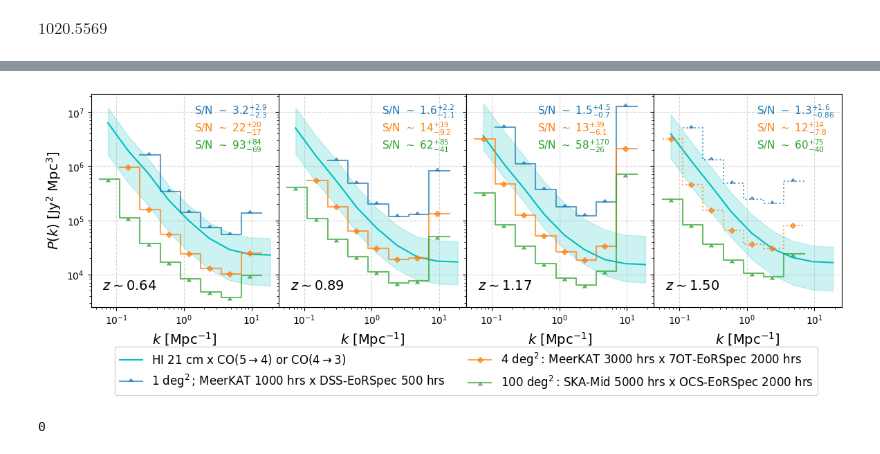
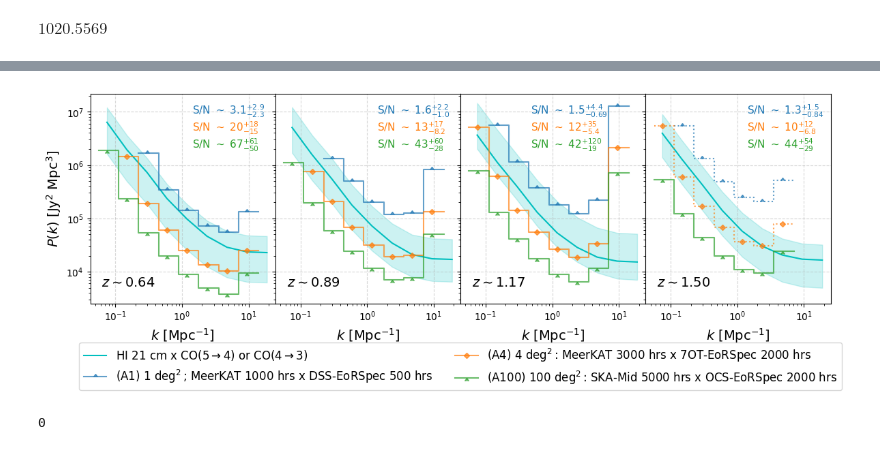
Before and after one commit to shubhagrawal30/crossLIM, a Jupyter notebook: simim/noise.ipynb, the cells around one changed output, grey strips where cells are left out. Cells and saved outputs as stored; diff of their text form; code cells hidden in the pictures.

```diff
--- a/simim/noise.ipynb
+++ b/simim/noise.ipynb
@@ -902,11 +889,11 @@ gc.collect()
 # %%
 import gc
 
-kminxs = [kminxy(CALCZ, insAng_x) for CALCZ in CALCZs]
+kminxs = [kminxy(CALCZ, insAng_x, LADUMA.dish) for CALCZ in CALCZs]
 whpfxs = [np.array(whpf_m(kxyz[0], kminx), dtype=np.float32) for kxyz, kminx in zip(k_xyz_modes, kminxs)]
 del kminxs
 gc.collect()
-kminys = [kminxy(CALCZ, insAng_y) for CALCZ in CALCZs]
+kminys = [kminxy(CALCZ, insAng_y, LADUMA.dish) for CALCZ in CALCZs]
 whpfys = [np.array(whpf_m(kxyz[1], kminy), dtype=np.float32) for kxyz, kminy in zip(k_xyz_modes, kminys)]
 del kminys
 gc.collect()
@@ -1007,9 +989,9 @@ Pstd = [np.sqrt(pv) for pv in Pvar]
 # HIexps['MeerKAT_100_10000'] = (KSs, psCOsmedian, Pstd, binned_total, Nmodes, Pns, None, None, r'MeerKAT 100 $\deg^2$, 10000 hours')
 # HIexps['MeerKAT_100_50000'] = (KSs, psCOsmedian, Pstd, binned_total, Nmodes, Pns, None, None, r'MeerKAT 100 $\deg^2$, 50000 hours')
 # %%
-HIexps['MeerKAT_1_1000'] = (KSs, psCOsmedian, Pstd, binned_total, Nmodes_kmu_Z, Pns, None, None, r'MeerKAT 1 $\deg^2$, 1000 hours')
+# HIexps['MeerKAT_1_1000'] = (KSs, psCOsmedian, Pstd, binned_total, Nmodes_kmu_Z, Pns, None, None, r'MeerKAT 1 $\deg^2$, 1000 hours')
 # HIexps['MeerKAT_4_3000'] = (KSs, psCOsmedian, Pstd, binned_total, Nmodes_kmu_Z, Pns, None, None, r'MeerKAT 4 $\deg^2$, 3000 hours')
-# HIexps['SKA-Mid_100_5000'] = (KSs, psCOsmedian, Pstd, binned_total, Nmodes_kmu_Z, Pns, None, None, r'SKA-Mid 100 $\deg^2$, 5000 hours')
+HIexps['SKA-Mid_100_5000'] = (KSs, psCOsmedian, Pstd, binned_total, Nmodes_kmu_Z, Pns, None, None, r'SKA-Mid 100 $\deg^2$, 5000 hours')
 # %%
 percentiles = [16, 50, 84]
 psCOslow = [np.percentile(pscii, percentiles[0], axis=0)[1:-1] for pscii in psCOs]
@@ -1067,9 +1049,9 @@ with open('./outs/COexps.pkl', 'rb') as f:
 with open('./outs/HIexps.pkl', 'rb') as f:
     HIexps = pickle.load(f)
 
-lineexps = COexps
-filename = "../figs/preds/CO_auto.pdf"
-ps = "ps_co"
-PSCOLOR = 'brown' #'crimson' 'brown' midnightblue
+lineexps = HIexps
+filename = "../figs/preds/HI_auto.pdf"
+ps = "ps_hi"
+PSCOLOR = 'midnightblue' #'crimson' 'brown' midnightblue
 print(lineexps.keys())
 # %% [output]
@@ -1261,9 +1245,9 @@ PSCOLOR = 'black'
 markers = [10, 'D', 6]
 
 labels = [
-    r"1 $\deg^2$; TIM 200 hrs x MeerKAT 1000 hrs",
-    r"4 $\deg^2$: CryoTIM 200 hrs x MeerKAT 3000 hrs",
-    r"100 $\deg^2$: SpaceTIM 1000 hrs x SKA-Mid 5000 hrs"
+    r"(A) 1 $\deg^2$; TIM 200 hrs x MeerKAT 1000 hrs",
+    r"(A4) 4 $\deg^2$: CryoTIM 200 hrs x MeerKAT 3000 hrs",
+    r"(A100) 100 $\deg^2$: SpaceTIM 1000 hrs x SKA-Mid 5000 hrs"
 ]
 
 for ax in axs:
@@ -1394,9 +1378,9 @@ PSCOLOR = 'c'
 markers = [10, 'D', 6]
 
 labels = [
-    r"1 $\deg^2$; MeerKAT 1000 hrs x DSS-EoRSpec 500 hrs",
-    r"4 $\deg^2$: MeerKAT 3000 hrs x 7OT-EoRSpec 2000 hrs",
-    r"100 $\deg^2$: SKA-Mid 5000 hrs x OCS-EoRSpec 2000 hrs"
+    r"(A1) 1 $\deg^2$; MeerKAT 1000 hrs x DSS-EoRSpec 500 hrs",
+    r"(A4) 4 $\deg^2$: MeerKAT 3000 hrs x 7OT-EoRSpec 2000 hrs",
+    r"(A100) 100 $\deg^2$: SKA-Mid 5000 hrs x OCS-EoRSpec 2000 hrs"
 ]
 
 for ax in axs:
@@ -1416,34 +1400,34 @@ for i, ax in enumerate(axs):
         linestyle = 'solid'
         if i == 3:
             # do not plot MeerKAT curves
             if 'MeerKAT' in labels[j]:
                 linestyle = 'dotted'
         KSs_exp, psCIIxCO_exp, Pstd_exp, Nmodes_exp, Pn1_exp, Pn2_exp, label = exp
         _ = ax.step(KSs_exp[i][1:-1], Pstd_exp[i], where='mid', label=labels[j], \
             marker=markers[j], markersize=4, alpha=0.7, color=colors[j], linestyle=linestyle)
         SNR = psCIIxCO_exp[i] / Pstd_exp[i]
         SNRlow, SNRhigh = pslow[i] / Pstd_exp[i], psup[i] / Pstd_exp[i]
         SNR, SNRlow, SNRhigh = np.nansum(SNR), np.nansum(SNRlow), np.nansum(SNRhigh)
         SNRlow, SNRhigh = SNR - SNRlow, SNRhigh - SNR
         SNR, SNRlow, SNRhigh = [int(float('%.2g' % s)) if s>1e1 else "%s" % float('%.2g' % s) for s in (SNR, SNRlow, SNRhigh)]
 
         snrtext = r'S/N $\sim$ ' + f'{SNR}' + f'$_{{-{SNRlow}}}^{{+{SNRhigh}}}$'
 
         # all_snrs[f"COxHI" + labels[j] + f" z={Z_MODELING[i]:.2f}"] = (SNR, SNRlow, SNRhigh)
         if i != 2:
             ax.text(.55, .9-.08*j, snrtext, color=f'C{j}', transform=ax.transAxes, fontsize=11)
         else:
             ax.text(.38, .9-.08*j, snrtext, color=f'C{j}', transform=ax.transAxes, fontsize=11)
     ax.text(.35, .08, r'$z \sim$' f'{Z_MODELING[i]:.2f}', transform=ax.transAxes, horizontalalignment='right', fontsize=14)
 
 axs[0].legend(bbox_to_anchor=(2, -.16), loc='upper center', fontsize=12, ncol=2)
 
 plt.savefig("../figs/preds/COxHI_preds.pdf", dpi=300, bbox_inches='tight')
 plt.tight_layout()
 plt.show()
 plt.close()
 # %% [output]
-[figure, old version]
+[figure, new version]
 # %%
 import numpy as np
 import matplotlib.pyplot as plt
```
Also changed, not shown: parts of 26 cells of this notebook, 3 other files.
